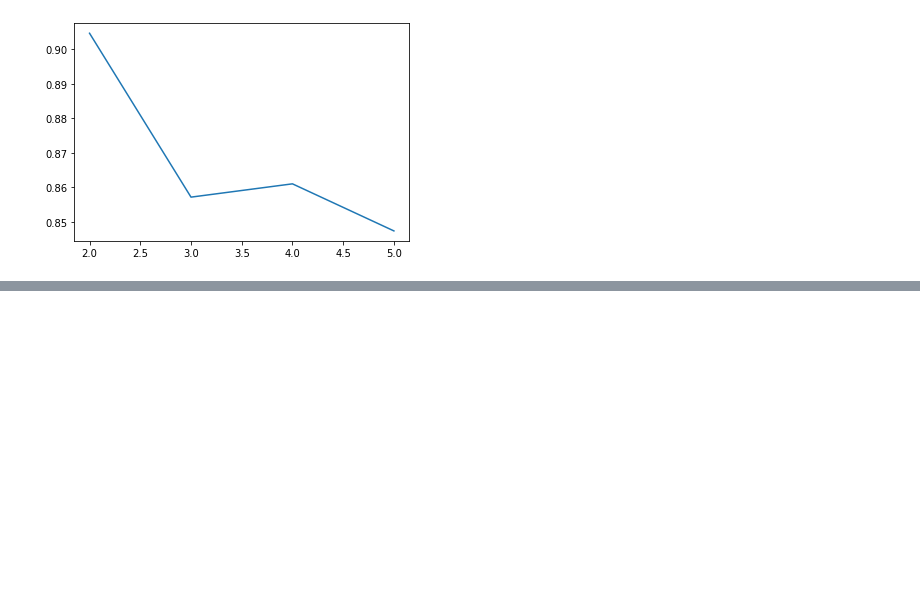
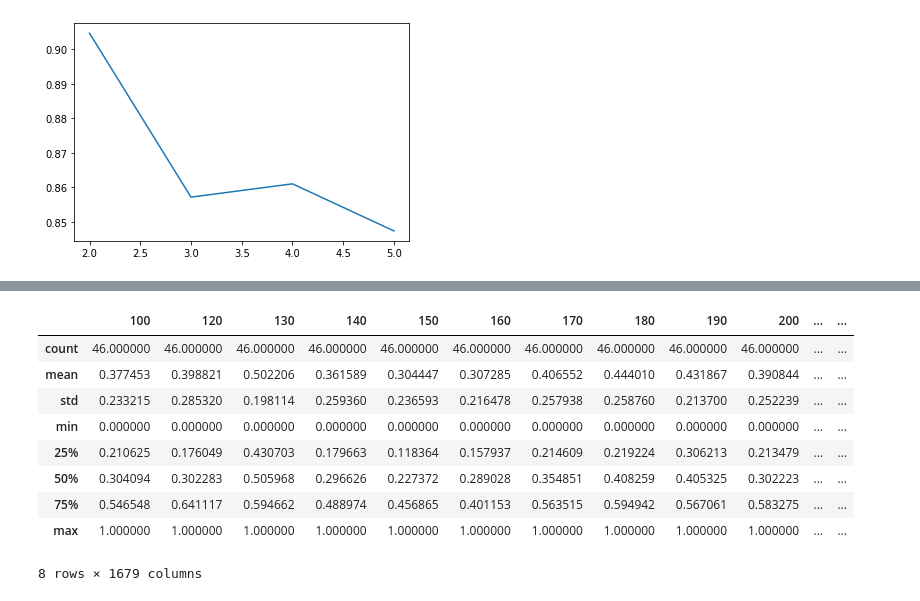
Before and after one commit to atreyaray/OP-Forecasting-Future-House-Prices, a Jupyter notebook: notebooks/Ray Folder/TSClustering.ipynb, the cells around one changed output, grey strips where cells are left out. Drawn from its saved outputs; the diff is of its cells as text; code cells hidden in the pictures; blank space fills up the shorter version.

```diff
--- a/notebooks/Ray Folder/TSClustering.ipynb
+++ b/notebooks/Ray Folder/TSClustering.ipynb
@@ -191,0 +212,17 @@ plt.plot(list(K), silhouette_scores)
+# %%
+from sklearn.preprocessing import MinMaxScaler
+
+ms = MinMaxScaler()
+scaled_ts_df = pd.DataFrame(data = ms.fit_transform(ts_df), columns= ts_df.columns)
+scaled_ts_df.describe()
+# %% [output]
+|  | 100 | 120 | 130 | 140 | 150 | 160 | 170 | 180 | 190 | 200 | ... | ... |
+| count | 46.000000 | 46.000000 | 46.000000 | 46.000000 | 46.000000 | 46.000000 | 46.000000 | 46.000000 | 46.000000 | 46.000000 | ... | ... |
+| mean | 0.377453 | 0.398821 | 0.502206 | 0.361589 | 0.304447 | 0.307285 | 0.406552 | 0.444010 | 0.431867 | 0.390844 | ... | ... |
+| std | 0.233215 | 0.285320 | 0.198114 | 0.259360 | 0.236593 | 0.216478 | 0.257938 | 0.258760 | 0.213700 | 0.252239 | ... | ... |
+| min | 0.000000 | 0.000000 | 0.000000 | 0.000000 | 0.000000 | 0.000000 | 0.000000 | 0.000000 | 0.000000 | 0.000000 | ... | ... |
+| 25% | 0.210625 | 0.176049 | 0.430703 | 0.179663 | 0.118364 | 0.157937 | 0.214609 | 0.219224 | 0.306213 | 0.213479 | ... | ... |
+| 50% | 0.304094 | 0.302283 | 0.505968 | 0.296626 | 0.227372 | 0.289028 | 0.354851 | 0.408259 | 0.405325 | 0.302223 | ... | ... |
+| 75% | 0.546548 | 0.641117 | 0.594662 | 0.488974 | 0.456865 | 0.401153 | 0.563515 | 0.594942 | 0.567061 | 0.583275 | ... | ... |
+| max | 1.000000 | 1.000000 | 1.000000 | 1.000000 | 1.000000 | 1.000000 | 1.000000 | 1.000000 | 1.000000 | 1.000000 | ... | ... |
+8 rows × 1679 columns
```
Also changed, not shown: parts of 5 cells of this notebook, 1 other file.
